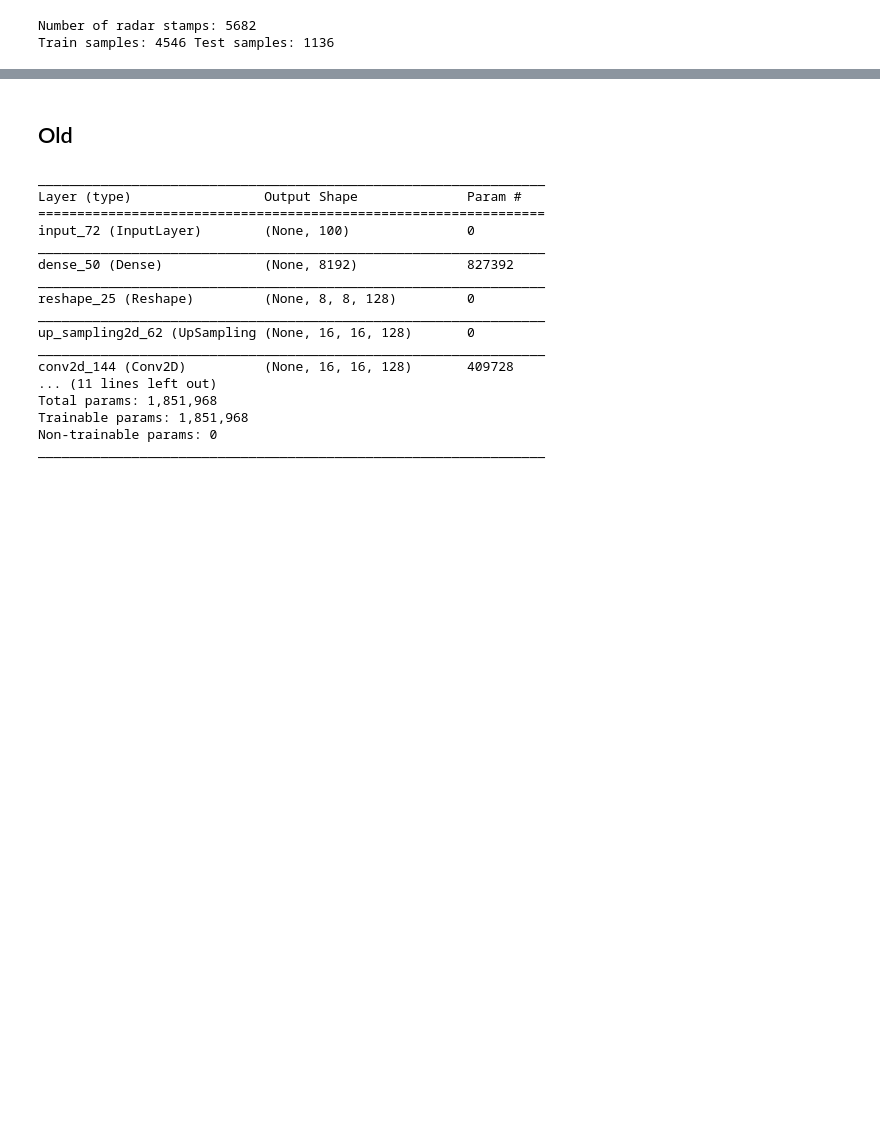
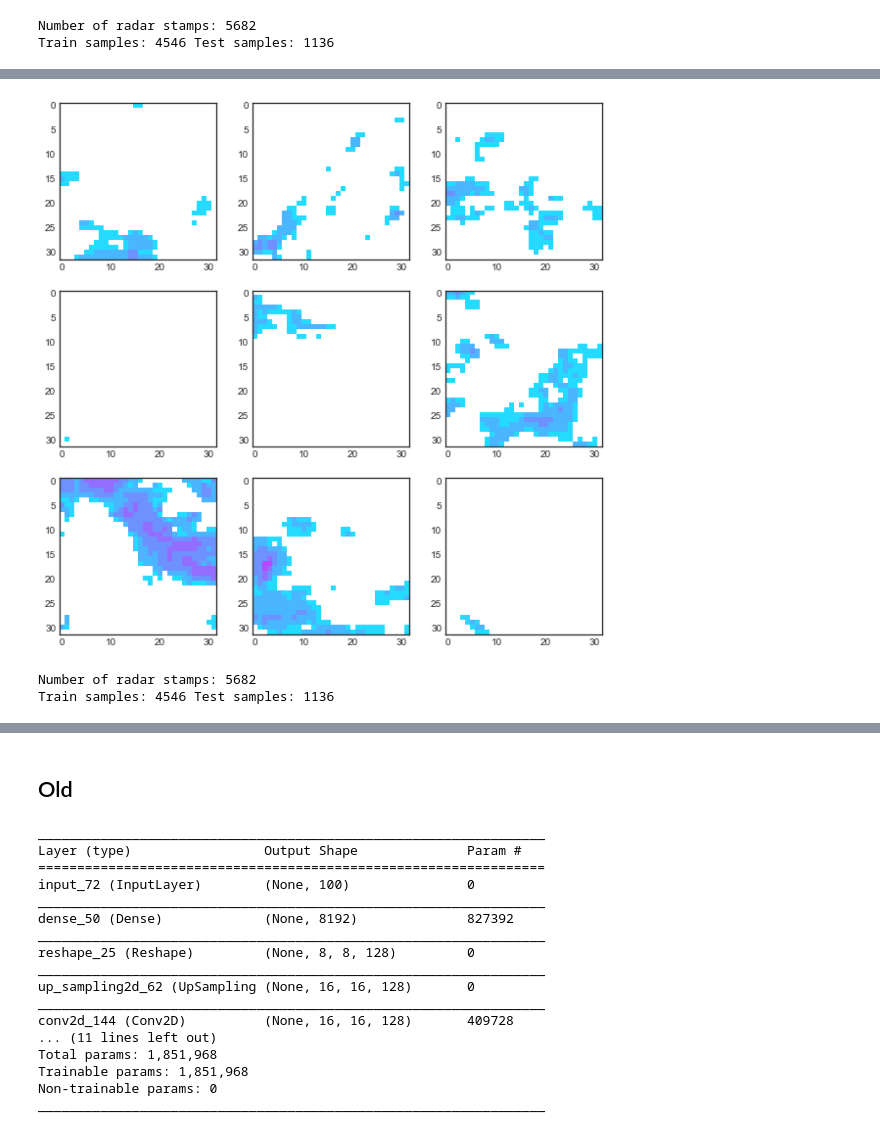
Before and after one commit to raspstephan/radar-gan, a Jupyter notebook: development.ipynb, the cells around one changed output, grey strips where cells are left out. Cells and saved outputs as stored; diff of their text form; code cells hidden in the pictures; blank space fills up the shorter version.

```diff
--- a/development.ipynb
+++ b/development.ipynb
@@ -99,4 +115,4 @@ radar_gan.D.summary()
 # %%
-radar_gan.train(10, 100)
+radar_gan.train(10, 100, train_D_separately=True)
 # %%
 plot_losses(radar_gan.train_history)
@@ -106,0 +139,4 @@ for i, fn in enumerate(sorted(glob('./images/radar1*.npy'))):
+# %%
+plot_stamps(np.squeeze(radar_gan.X_test), normalize=True)
+# %% [output]
+[figure, added]
@@ -106,0 +145,5 @@ for i, fn in enumerate(sorted(glob('./images/radar1*.npy'))):
+# %%
+radar_wgan.load_data('radar', normalize=True, halve_radar=True)
+# %% [output]
+Number of radar stamps: 5682
+Train samples: 4546 Test samples: 1136
```
Also changed, not shown: parts of 17 cells of this notebook, 2 other files.
